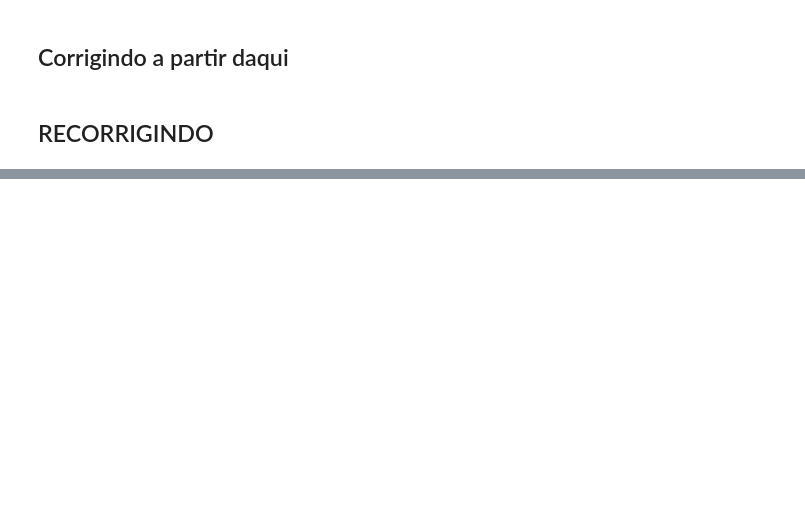
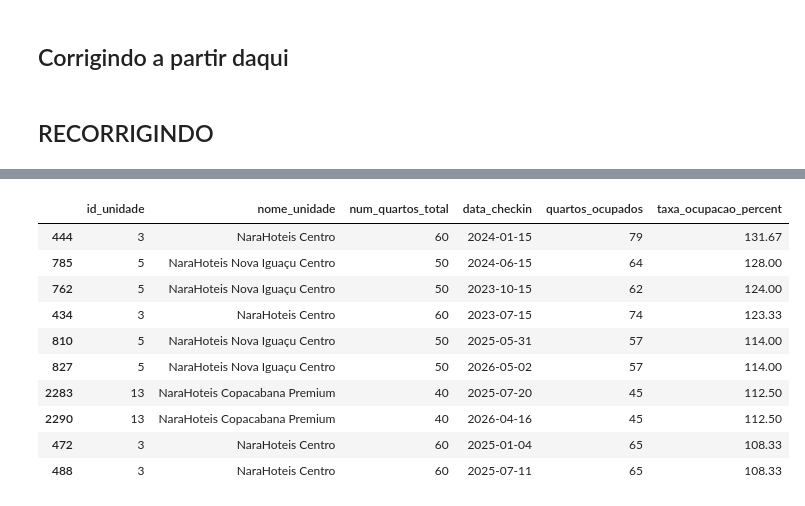
Before and after one commit to CarlosEduardoRodrigues7/Narahotel, a Jupyter notebook: resposta2.ipynb, the cells around one changed output, grey strips where cells are left out. Drawn from its saved outputs; the diff is of its cells as text; code cells hidden in the pictures; blank space fills up the shorter version.

```diff
--- a/resposta2.ipynb
+++ b/resposta2.ipynb
@@ -591,0 +600,66 @@ Passing `palette` without assigning `hue` is deprecated and will be removed in v
+# %%
+import pandas as pd
+import matplotlib.pyplot as plt
+
+# Carregar as bases
+df_reservas = pd.read_csv('reservas.concat.corrigido.csv', sep=';')
+df_unidades = pd.read_csv('unidades.concat.csv', sep=';')
+
+# Manter apenas reservas confirmadas
+reservas_confirmadas = df_reservas[
+    df_reservas['status_reserva'] == 'Confirmada'
+]
+
+# Equivalente ao JOIN com unidades
+df_ocupacao = reservas_confirmadas.merge(
+    df_unidades[
+        ['id_unidade', 'nome_unidade', 'num_quartos_total']
+    ],
+    on='id_unidade',
+    how='inner'
+)
+
+# Equivalente ao GROUP BY e COUNT
+resultado_ocupacao = (
+    df_ocupacao
+    .groupby(
+        [
+            'id_unidade',
+            'nome_unidade',
+            'num_quartos_total',
+            'data_checkin'
+        ]
+    )
+    .size()
+    .reset_index(name='quartos_ocupados')
+)
+
+# Taxa de ocupação
+resultado_ocupacao['taxa_ocupacao_percent'] = (
+    resultado_ocupacao['quartos_ocupados']
+    / resultado_ocupacao['num_quartos_total']
+    * 100
+).round(2)
+
+# Equivalente ao HAVING quartos_ocupados > num_quartos_total
+unidades_acima_capacidade = resultado_ocupacao[
+    resultado_ocupacao['quartos_ocupados']
+    > resultado_ocupacao['num_quartos_total']
+].sort_values(
+    by='taxa_ocupacao_percent',
+    ascending=False
+)
+
+display(unidades_acima_capacidade)
+# %% [output]
+|  | id_unidade | nome_unidade | num_quartos_total | data_checkin | quartos_ocupados | taxa_ocupacao_percent |
+| 444 | 3 | NaraHoteis Centro | 60 | 2024-01-15 | 79 | 131.67 |
+| 785 | 5 | NaraHoteis Nova Iguaçu Centro | 50 | 2024-06-15 | 64 | 128.00 |
+| 762 | 5 | NaraHoteis Nova Iguaçu Centro | 50 | 2023-10-15 | 62 | 124.00 |
+| 434 | 3 | NaraHoteis Centro | 60 | 2023-07-15 | 74 | 123.33 |
+| 810 | 5 | NaraHoteis Nova Iguaçu Centro | 50 | 2025-05-31 | 57 | 114.00 |
+| 827 | 5 | NaraHoteis Nova Iguaçu Centro | 50 | 2026-05-02 | 57 | 114.00 |
+| 2283 | 13 | NaraHoteis Copacabana Premium | 40 | 2025-07-20 | 45 | 112.50 |
+| 2290 | 13 | NaraHoteis Copacabana Premium | 40 | 2026-04-16 | 45 | 112.50 |
+| 472 | 3 | NaraHoteis Centro | 60 | 2025-01-04 | 65 | 108.33 |
+| 488 | 3 | NaraHoteis Centro | 60 | 2025-07-11 | 65 | 108.33 |
```
Also changed, not shown: parts of 12 cells of this notebook.
